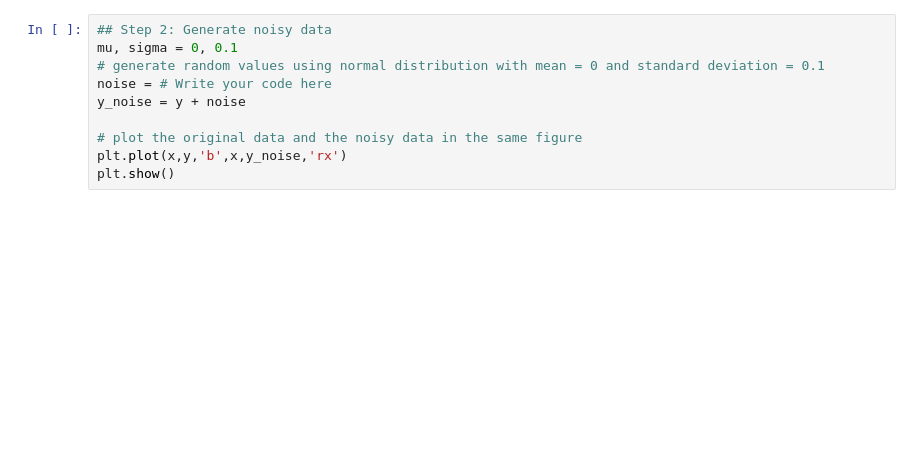
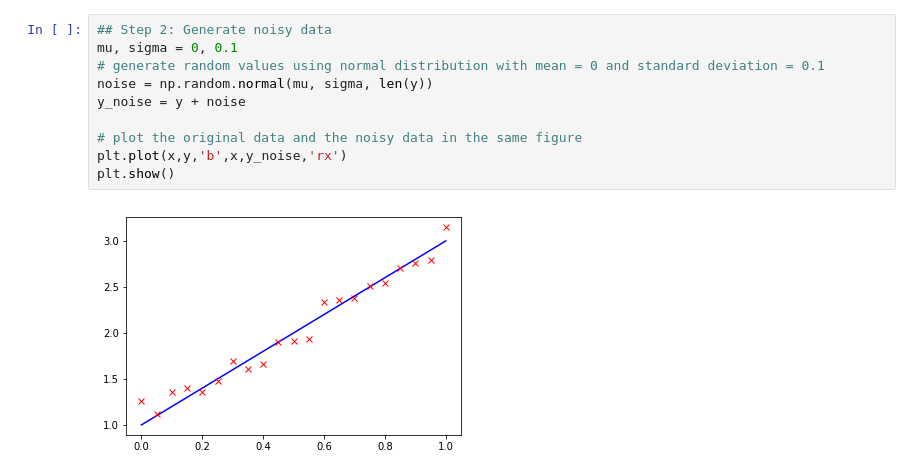
Before and after one commit to mpetitjean/MLBDP, a Jupyter notebook: Exercise1/simple_linear_regression.ipynb, the cells around one changed output. Cells and saved outputs as stored; diff of their text form; blank space fills up the shorter version.

```diff
--- a/Exercise1/simple_linear_regression.ipynb
+++ b/Exercise1/simple_linear_regression.ipynb
@@ -11,13 +13,15 @@ plt.show()
 # %%
 ## Step 2: Generate noisy data
 mu, sigma = 0, 0.1
 # generate random values using normal distribution with mean = 0 and standard deviation = 0.1
-noise = # Write your code here
+noise = np.random.normal(mu, sigma, len(y))
 y_noise = y + noise
 
 # plot the original data and the noisy data in the same figure
 plt.plot(x,y,'b',x,y_noise,'rx')
 plt.show()
+# %% [output]
+[figure, added]
 # %%
 ## Step 3: Find parameters
 # Here you have to use the provide formulas to calculate parameter theta_0 and theta_1
```
Also changed, not shown: parts of 4 cells of this notebook.
